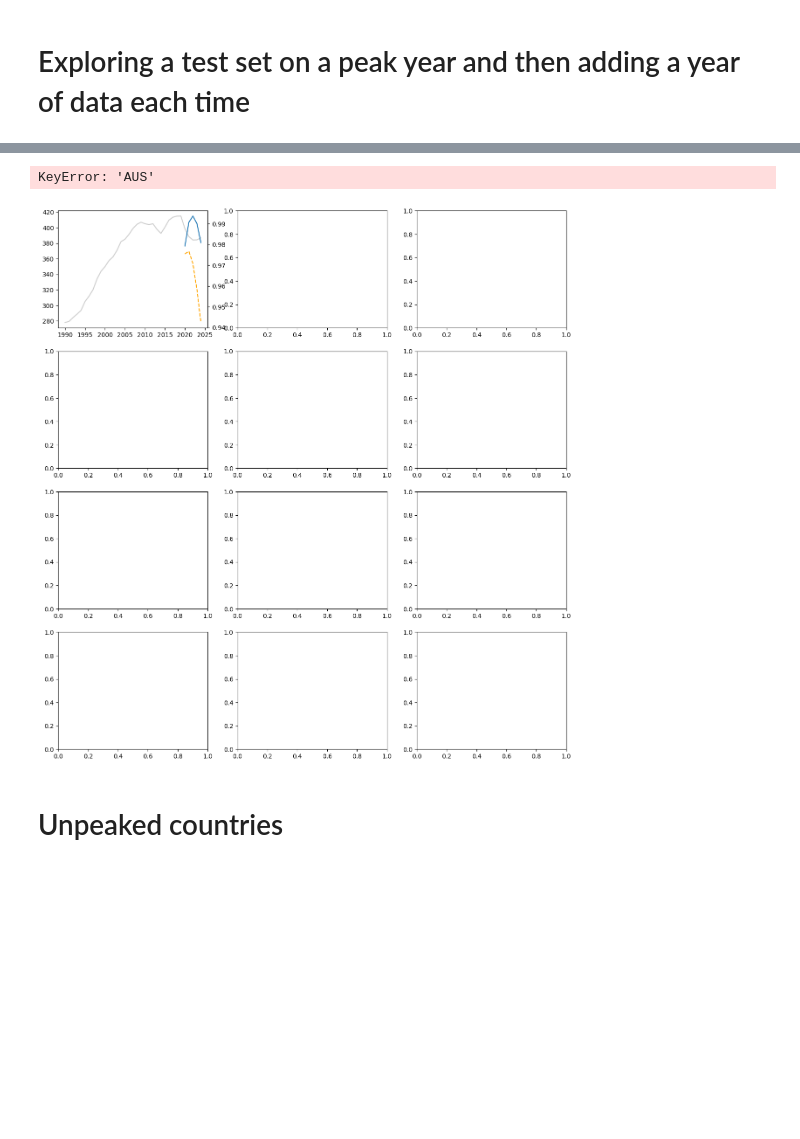
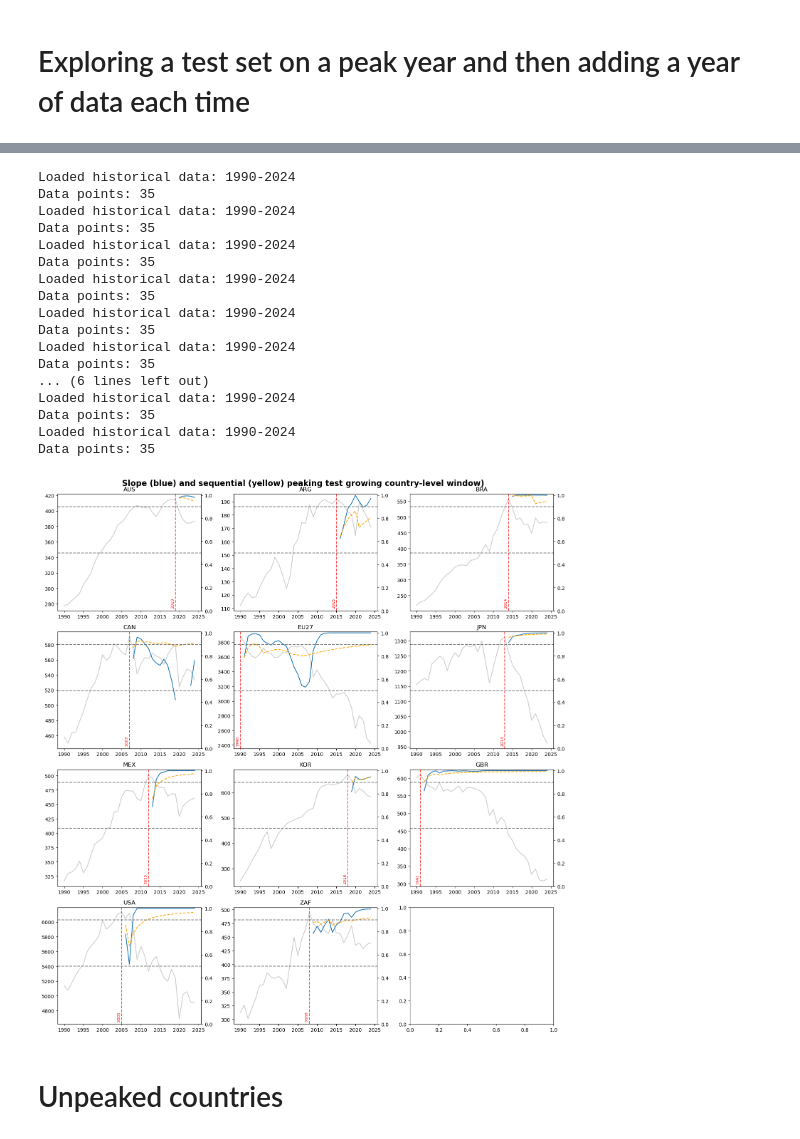
Before and after one commit to nezzag/peaking_test, a Jupyter notebook: notebooks/country_coverage.ipynb, the cells around one changed output, grey strips where cells are left out. Saved outputs shown, nothing was run; the diff lists cells and outputs as text; code cells hidden in the pictures; blank space fills up the shorter version.

```diff
--- a/notebooks/country_coverage.ipynb
+++ b/notebooks/country_coverage.ipynb
@@ -393,5 +401,20 @@ Noise characterization complete:
 Using white noise generator with mean=0,  σ=14.816
 # %%
+peak_years_log = dict()
+
+# find the peak years for each country to plot
+for iso in isos_to_use[:]:
+    # Identify the initial peak over the full series
+    peak_tester_iso = EmissionsPeakTest()
+    peak_tester_iso.load_historical_data(
+            'gcb_hist_co2.csv', region=iso, year_range=range(1990, 2025))
+    hist_data = peak_tester_iso.historical_data
+    peak_year = find_peak_from(1990, hist_data)
+    peak_years_log[iso] = []
+    if peak_year is None:
+        continue
+    peak_years_log[iso].append(peak_year)
+
 ncols = 3
 nrows = int(np.ceil(peaking_likelihood_growing_window_test.shape[1]/3))
 
@@ -416,6 +439,6 @@ for count, ax in enumerate(axes.ravel()[:peaking_likelihood_growing_window_test.
     ax.set_title(f'{plot_isos[count]}')
 
 
-f.suptitle(f'Historical performance of the peaking test growing country-level window)', fontweight='bold',fontsize=16, )
+f.suptitle(f'Sequential peaking test growing country-level window)', fontweight='bold',fontsize=16, )
 plt.tight_layout()
 # %% [output]
@@ -426,7 +466,7 @@ plt.tight_layout()
 # Calculate p values with growing window anchored to the current peak, resetting the peak if p value falls below a threshold
 # takes just over 1 min per country
 
-redo_test_peaked_countries = True
+redo_test_peaked_countries = False
 isos_to_use = peaked_isos
 reset_threshold = 0.5  # reset to a new peak if p-value falls below this
 
@@ -448,15 +488,9 @@ if redo_test_peaked_countries:
         all_years = sorted(hist_data['year'].unique())
         peak_years_log[iso] = []
 
-        def find_peak_from(search_start_year):
-            """Return the year of maximum emissions at or after search_start_year."""
-            subset = hist_data[hist_data['year'] >= search_start_year]
-            if subset.empty:
-                return None
-            return subset.loc[subset['emissions'].idxmax(), 'year']
 
         # Identify the initial peak over the full series
-        peak_year = find_peak_from(all_years[0])
+        peak_year = find_peak_from(all_years[0], hist_data)
         if peak_year is None:
             continue
         peak_years_log[iso].append(peak_year)
@@ -534,36 +566,66 @@ Using white noise generator with mean=0,  σ=14.816
 # Plot slope based results
 ncols = 3
 isos_to_use = peaked_isos
+peak_years_log = dict()
+
+# find the peak years for each country to plot
+for iso in isos_to_use[:]:
+    # Identify the initial peak over the full series
+    peak_tester_iso = EmissionsPeakTest()
+    peak_tester_iso.load_historical_data(
+            'gcb_hist_co2.csv', region=iso, year_range=range(1990, 2025))
+    hist_data = peak_tester_iso.historical_data
+    peak_year = find_peak_from(1990, hist_data)
+    peak_years_log[iso] = []
+    if peak_year is None:
+        continue
+    peak_years_log[iso].append(peak_year)
 
 nrows = int(np.ceil(peaking_likelihood_growing_window_slope_test.shape[1]/3))
 
 f, axes = plt.subplots(nrows=nrows,ncols=ncols,figsize=(5*ncols,4*nrows))
 
 plot_isos = list(peaking_likelihood_growing_window_slope_test.keys())
 
 for count, ax in enumerate(axes.ravel()[:peaking_likelihood_growing_window_slope_test.shape[1]]):
     gcb_data.loc[isin(region=plot_isos[count]),1990:].T.plot(ax=ax,legend=False,color='grey',alpha=0.4)
     ax2 =ax.twinx()
     peaking_likelihood_growing_window_slope_test[plot_isos[count]].plot(ax=ax2)
     peaking_likelihood_growing_window_test[plot_isos[count]].plot(ax=ax2, color='orange', linestyle='--')
     for peak_yr in peak_years_log[plot_isos[count]]:
         ax.axvline(x=peak_yr, linestyle='--', color='red', alpha=0.7)
         ymin, ymax = ax.get_ylim()
         ax.text(peak_yr-0.25, ymin + 0.02*(ymax-ymin), str(peak_yr), rotation=90,
             va='bottom', ha='right', fontsize=8, color='red')
     ax2.set_ylim([0,1.01])
     ax2.axhline(y=0.9,color='grey',ls='--')
     ax2.axhline(y=0.5,color='grey',ls='--')
 
 
     ax.set_title(f'{plot_isos[count]}')
 
 
-f.suptitle(f'Historical performance of the slope peaking test growing country-level window)', fontweight='bold',fontsize=16, )
+f.suptitle(f'Slope (blue) and sequential (yellow) peaking test growing country-level window)', fontweight='bold',fontsize=16, )
 plt.tight_layout()
 # %% [output]
-KeyError: 'AUS'
+Loaded historical data: 1990-2024
+Data points: 35
+Loaded historical data: 1990-2024
+Data points: 35
+Loaded historical data: 1990-2024
+Data points: 35
+Loaded historical data: 1990-2024
+Data points: 35
+Loaded historical data: 1990-2024
+Data points: 35
+Loaded historical data: 1990-2024
+Data points: 35
+... (6 lines left out)
+Loaded historical data: 1990-2024
+Data points: 35
+Loaded historical data: 1990-2024
+Data points: 35
-[figure, old version]
+[figure, new version]
 # %% [markdown]
 # Unpeaked countries
 # %%
```
Also changed, not shown: parts of 7 cells of this notebook, 2 other files.
